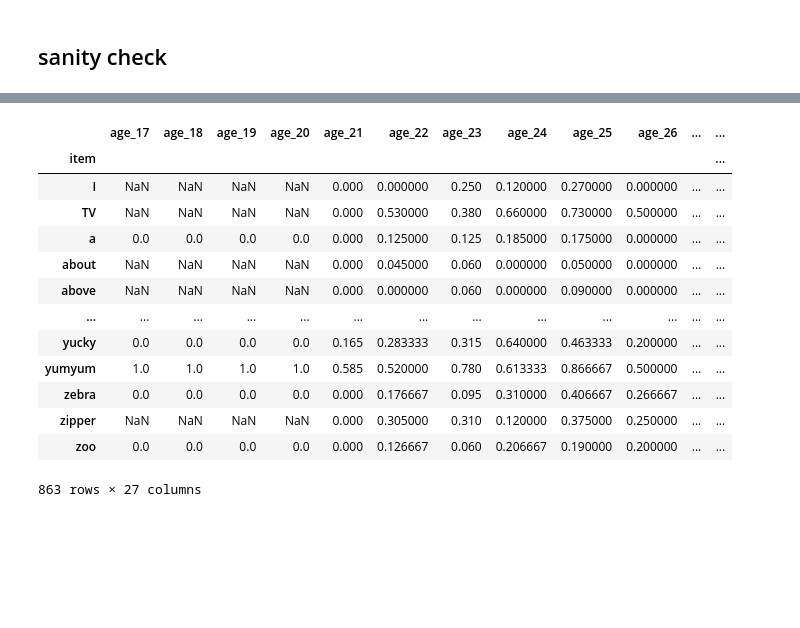
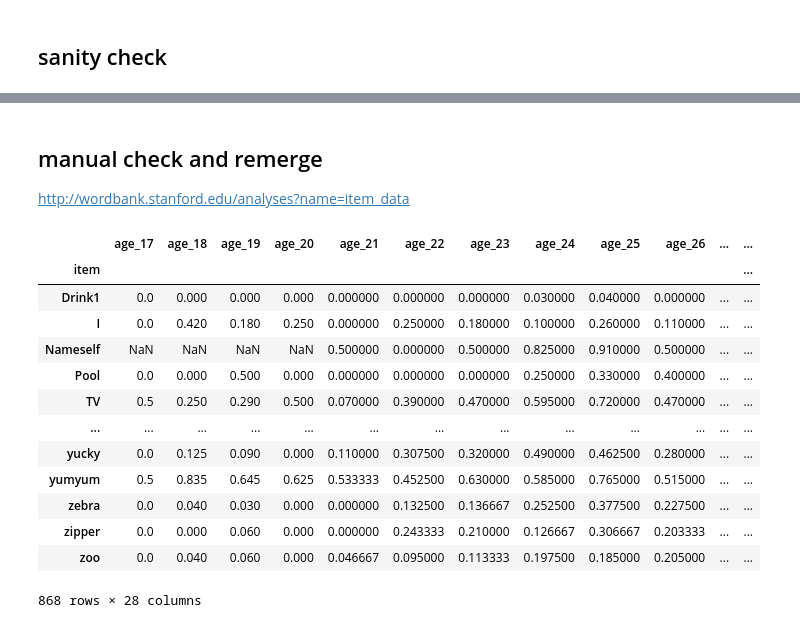
Before and after one commit to ningkko/Bilingualism_ChildASR, a Jupyter notebook: biling_data/by_word_anaysis.ipynb, the cells around one changed output, grey strips where cells are left out. Drawn from its saved outputs; the diff is of its cells as text; code cells hidden in the pictures; blank space fills up the shorter version.

```diff
--- a/biling_data/by_word_anaysis.ipynb
+++ b/biling_data/by_word_anaysis.ipynb
@@ -278,20 +306,22 @@ df_mean.to_csv("production_rate(4 languages).csv")
+# %% [markdown]
+## manual check and remerge
+http://wordbank.stanford.edu/analyses?name=item_data
 # %%
-## manual check and remerge
-df_mean = pd.read_csv("production_rate(4 languages).csv")
+df_mean = pd.read_csv("production_rate(5 languages).csv")
 df_mean = df_mean.groupby("item").agg(np.mean)
 df_mean
 # %% [output]
 |  | age_17 | age_18 | age_19 | age_20 | age_21 | age_22 | age_23 | age_24 | age_25 | age_26 | ... | ... |
 | item |  |  |  |  |  |  |  |  |  |  |  | ... |
-| I | NaN | NaN | NaN | NaN | 0.000 | 0.000000 | 0.250 | 0.120000 | 0.270000 | 0.000000 | ... | ... |
-| TV | NaN | NaN | NaN | NaN | 0.000 | 0.530000 | 0.380 | 0.660000 | 0.730000 | 0.500000 | ... | ... |
-| a | 0.0 | 0.0 | 0.0 | 0.0 | 0.000 | 0.125000 | 0.125 | 0.185000 | 0.175000 | 0.000000 | ... | ... |
-| about | NaN | NaN | NaN | NaN | 0.000 | 0.045000 | 0.060 | 0.000000 | 0.050000 | 0.000000 | ... | ... |
-| above | NaN | NaN | NaN | NaN | 0.000 | 0.000000 | 0.060 | 0.000000 | 0.090000 | 0.000000 | ... | ... |
+| Drink1 | 0.0 | 0.000 | 0.000 | 0.000 | 0.000000 | 0.000000 | 0.000000 | 0.030000 | 0.040000 | 0.000000 | ... | ... |
+| I | 0.0 | 0.420 | 0.180 | 0.250 | 0.000000 | 0.250000 | 0.180000 | 0.100000 | 0.260000 | 0.110000 | ... | ... |
+| Nameself | NaN | NaN | NaN | NaN | 0.500000 | 0.000000 | 0.500000 | 0.825000 | 0.910000 | 0.500000 | ... | ... |
+| Pool | 0.0 | 0.000 | 0.500 | 0.000 | 0.000000 | 0.000000 | 0.000000 | 0.250000 | 0.330000 | 0.400000 | ... | ... |
+| TV | 0.5 | 0.250 | 0.290 | 0.500 | 0.070000 | 0.390000 | 0.470000 | 0.595000 | 0.720000 | 0.470000 | ... | ... |
 | ... | ... | ... | ... | ... | ... | ... | ... | ... | ... | ... | ... | ... |
-| yucky | 0.0 | 0.0 | 0.0 | 0.0 | 0.165 | 0.283333 | 0.315 | 0.640000 | 0.463333 | 0.200000 | ... | ... |
-| yumyum | 1.0 | 1.0 | 1.0 | 1.0 | 0.585 | 0.520000 | 0.780 | 0.613333 | 0.866667 | 0.500000 | ... | ... |
-| zebra | 0.0 | 0.0 | 0.0 | 0.0 | 0.000 | 0.176667 | 0.095 | 0.310000 | 0.406667 | 0.266667 | ... | ... |
-| zipper | NaN | NaN | NaN | NaN | 0.000 | 0.305000 | 0.310 | 0.120000 | 0.375000 | 0.250000 | ... | ... |
-| zoo | 0.0 | 0.0 | 0.0 | 0.0 | 0.000 | 0.126667 | 0.060 | 0.206667 | 0.190000 | 0.200000 | ... | ... |
+| yucky | 0.0 | 0.125 | 0.090 | 0.000 | 0.110000 | 0.307500 | 0.320000 | 0.490000 | 0.462500 | 0.280000 | ... | ... |
+| yumyum | 0.5 | 0.835 | 0.645 | 0.625 | 0.533333 | 0.452500 | 0.630000 | 0.585000 | 0.765000 | 0.515000 | ... | ... |
+| zebra | 0.0 | 0.040 | 0.030 | 0.000 | 0.000000 | 0.132500 | 0.136667 | 0.252500 | 0.377500 | 0.227500 | ... | ... |
+| zipper | 0.0 | 0.000 | 0.060 | 0.000 | 0.000000 | 0.243333 | 0.210000 | 0.126667 | 0.306667 | 0.203333 | ... | ... |
+| zoo | 0.0 | 0.040 | 0.060 | 0.000 | 0.046667 | 0.095000 | 0.113333 | 0.197500 | 0.185000 | 0.205000 | ... | ... |
-863 rows × 27 columns
+868 rows × 28 columns
```
Also changed, not shown: parts of 20 cells of this notebook, 16 other files.
